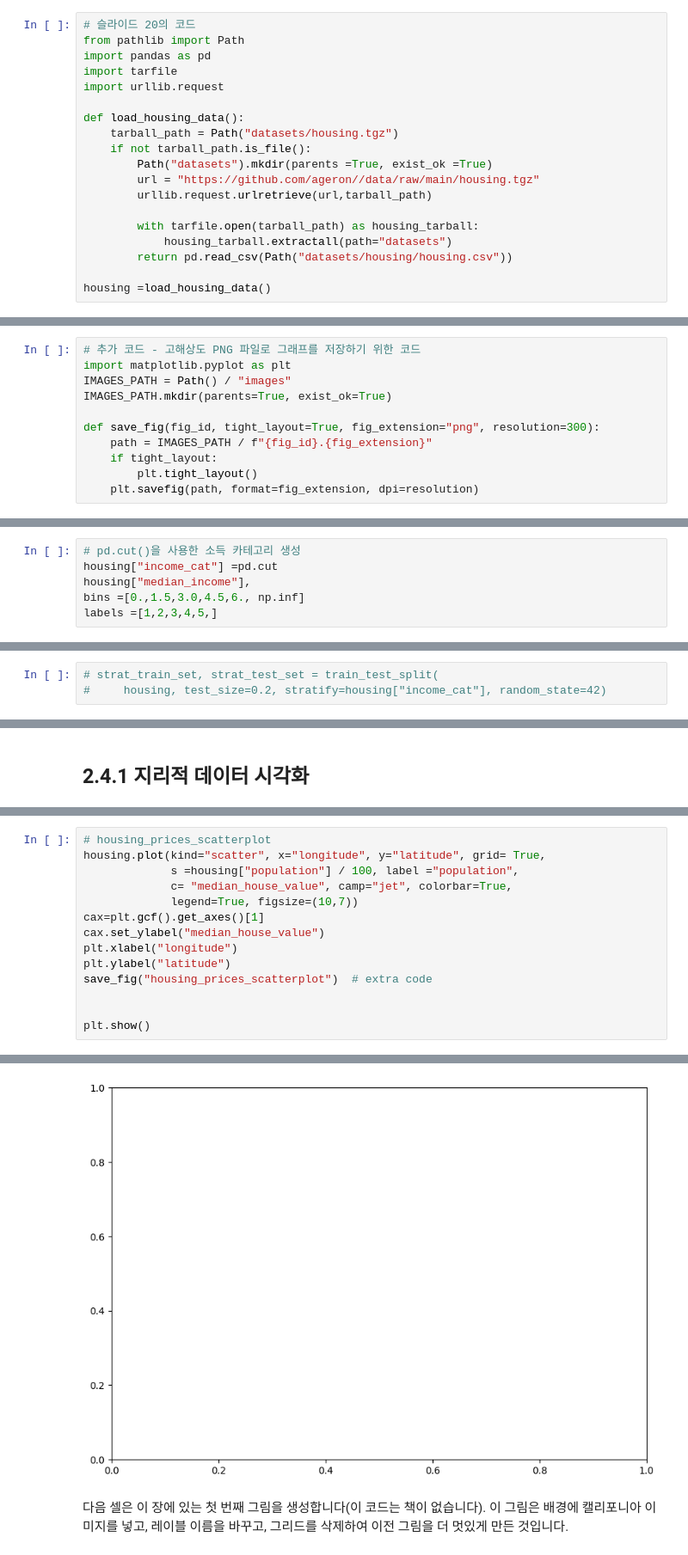
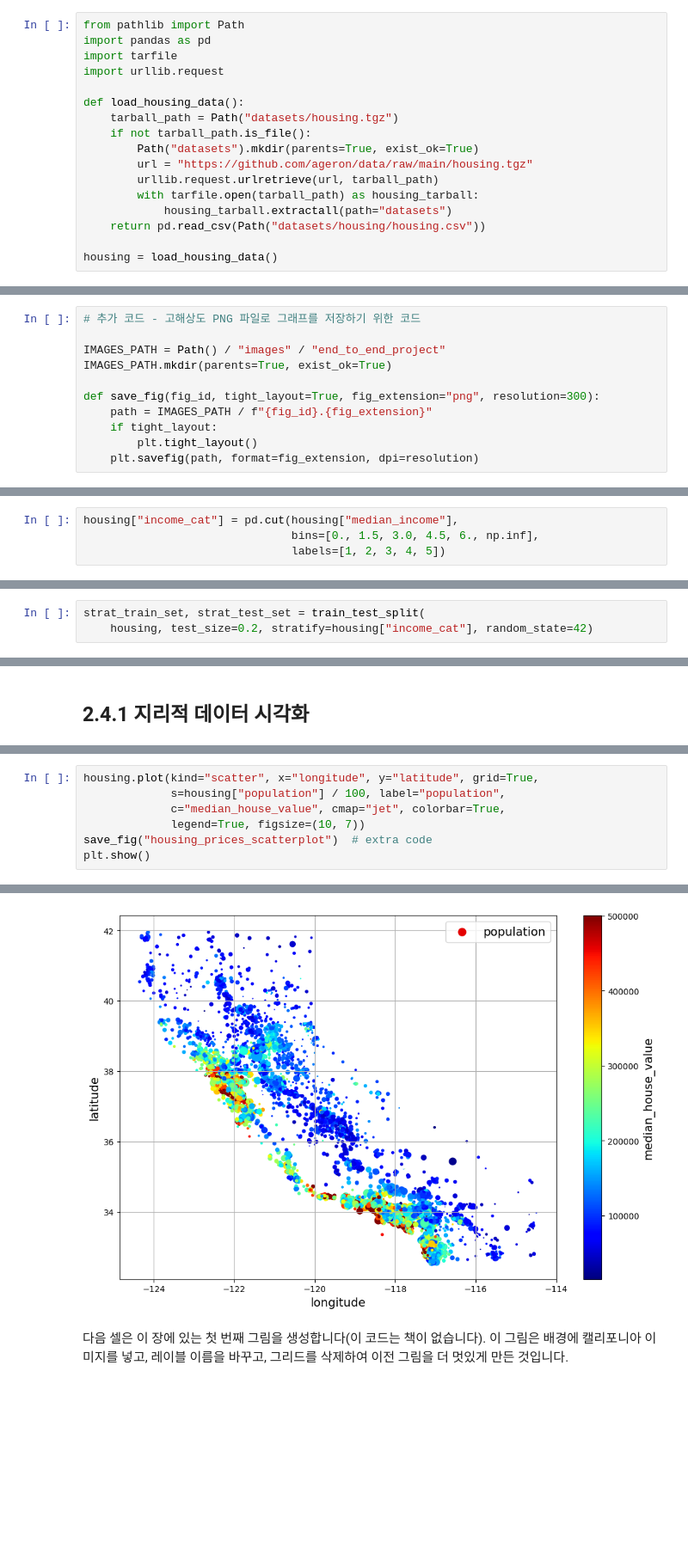
Before and after one commit to aaronkr-classroom/2-end-to-end-ml-pm-sonshoon, a Jupyter notebook: 02_end_to_end_machine_learning_project.ipynb, the cells around one changed output, grey strips where cells are left out. Shown at 86% size. Drawn from its saved outputs; the diff is of its cells as text; blank space fills up the shorter version.

```diff
--- a/02_end_to_end_machine_learning_project.ipynb
+++ b/02_end_to_end_machine_learning_project.ipynb
@@ -53,7 +55,6 @@ assert version.parse(sklearn.__version__) >= version.parse("1.0.1")
 # %% [markdown]
 ## 2.3.5 데이터 다운로드하기
 # %%
-# 슬라이드 20의 코드
 from pathlib import Path
 import pandas as pd
 import tarfile
@@ -62,15 +63,14 @@ import urllib.request
 def load_housing_data():
     tarball_path = Path("datasets/housing.tgz")
     if not tarball_path.is_file():
-        Path("datasets").mkdir(parents =True, exist_ok =True)
-        url = "https://github.com/ageron//data/raw/main/housing.tgz"
-        urllib.request.urlretrieve(url,tarball_path)
-
+        Path("datasets").mkdir(parents=True, exist_ok=True)
+        url = "https://github.com/ageron/data/raw/main/housing.tgz"
+        urllib.request.urlretrieve(url, tarball_path)
         with tarfile.open(tarball_path) as housing_tarball:
             housing_tarball.extractall(path="datasets")
-        return pd.read_csv(Path("datasets/housing/housing.csv"))
+    return pd.read_csv(Path("datasets/housing/housing.csv"))
 
-housing =load_housing_data()
+housing = load_housing_data()
 # %% [markdown]
 ## 2.3.6 데이터 구조 훑어 보기
 # %%
@@ -132,8 +132,8 @@ housing.describe()
 다음 셀은 책에 없습니다. `images/end_to_end_project` 폴더가 없다면 이 폴더를 만들고 고해상도 이미지 저장을 위해 노트북에서 사용할 `save_fig()` 함수를 정의합니다.
 # %%
 # 추가 코드 - 고해상도 PNG 파일로 그래프를 저장하기 위한 코드
-import matplotlib.pyplot as plt
-IMAGES_PATH = Path() / "images"
+
+IMAGES_PATH = Path() / "images" / "end_to_end_project"
 IMAGES_PATH.mkdir(parents=True, exist_ok=True)
 
 def save_fig(fig_id, tight_layout=True, fig_extension="png", resolution=300):
@@ -224,8 +239,6 @@ np.random.seed(42)
 samples = (np.random.rand(100_000, sample_size) < ratio_female).sum(axis=1)
 ((samples < 485) | (samples > 535)).mean()
 # %%
-# pd.cut()을 사용한 소득 카테고리 생성
-housing["income_cat"] =pd.cut
-housing["median_income"],
-bins =[0.,1.5,3.0,4.5,6., np.inf]
-labels =[1,2,3,4,5,]
+housing["income_cat"] = pd.cut(housing["median_income"],
+                               bins=[0., 1.5, 3.0, 4.5, 6., np.inf],
+                               labels=[1, 2, 3, 4, 5])
@@ -251,6 +264,6 @@ TypeError: '<' not supported between instances of 'function' and 'function'
 # %% [markdown]
 하나의 계층적 분할을 얻기 위해서는 이 방법이 훨씬 간단합니다:
 # %%
-# strat_train_set, strat_test_set = train_test_split(
-#     housing, test_size=0.2, stratify=housing["income_cat"], random_state=42)
+strat_train_set, strat_test_set = train_test_split(
+    housing, test_size=0.2, stratify=housing["income_cat"], random_state=42)
 # %%
@@ -306,17 +331,10 @@ save_fig("better_visualization_plot")  # extra code
 # %% [output]
 [figure]
 # %%
-# housing_prices_scatterplot
-housing.plot(kind="scatter", x="longitude", y="latitude", grid= True,
-             s =housing["population"] / 100, label ="population",
-             c= "median_house_value", camp="jet", colorbar=True,
-             legend=True, figsize=(10,7))
-cax=plt.gcf().get_axes()[1]
-cax.set_ylabel("median_house_value")
-plt.xlabel("longitude")
-plt.ylabel("latitude")
+housing.plot(kind="scatter", x="longitude", y="latitude", grid=True,
+             s=housing["population"] / 100, label="population",
+             c="median_house_value", cmap="jet", colorbar=True,
+             legend=True, figsize=(10, 7))
 save_fig("housing_prices_scatterplot")  # extra code
-
-
 plt.show()
 # %% [output]
@@ -324,4 +341,4 @@ AttributeError: PathCollection.set() got an unexpected keyword argument 'camp'
-[figure, old version]
+[figure, new version]
 # %% [markdown]
 다음 셀은 이 장에 있는 첫 번째 그림을 생성합니다(이 코드는 책이 없습니다). 이 그림은 배경에 캘리포니아 이미지를 넣고, 레이블 이름을 바꾸고, 그리드를 삭제하여 이전 그림을 더 멋있게 만든 것입니다.
 # %%
```
Also changed, not shown: parts of 70 cells of this notebook, 10 other files.
